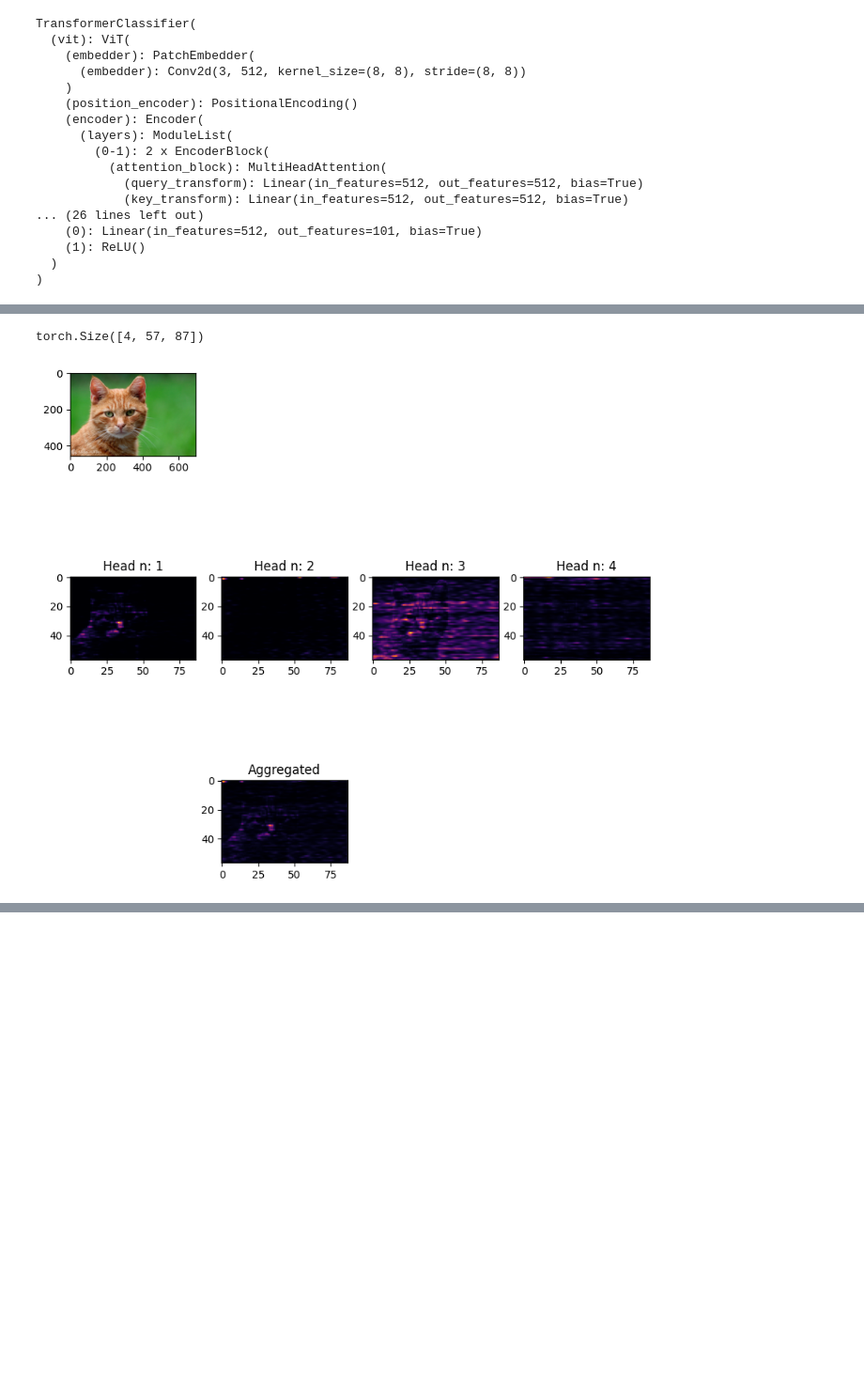
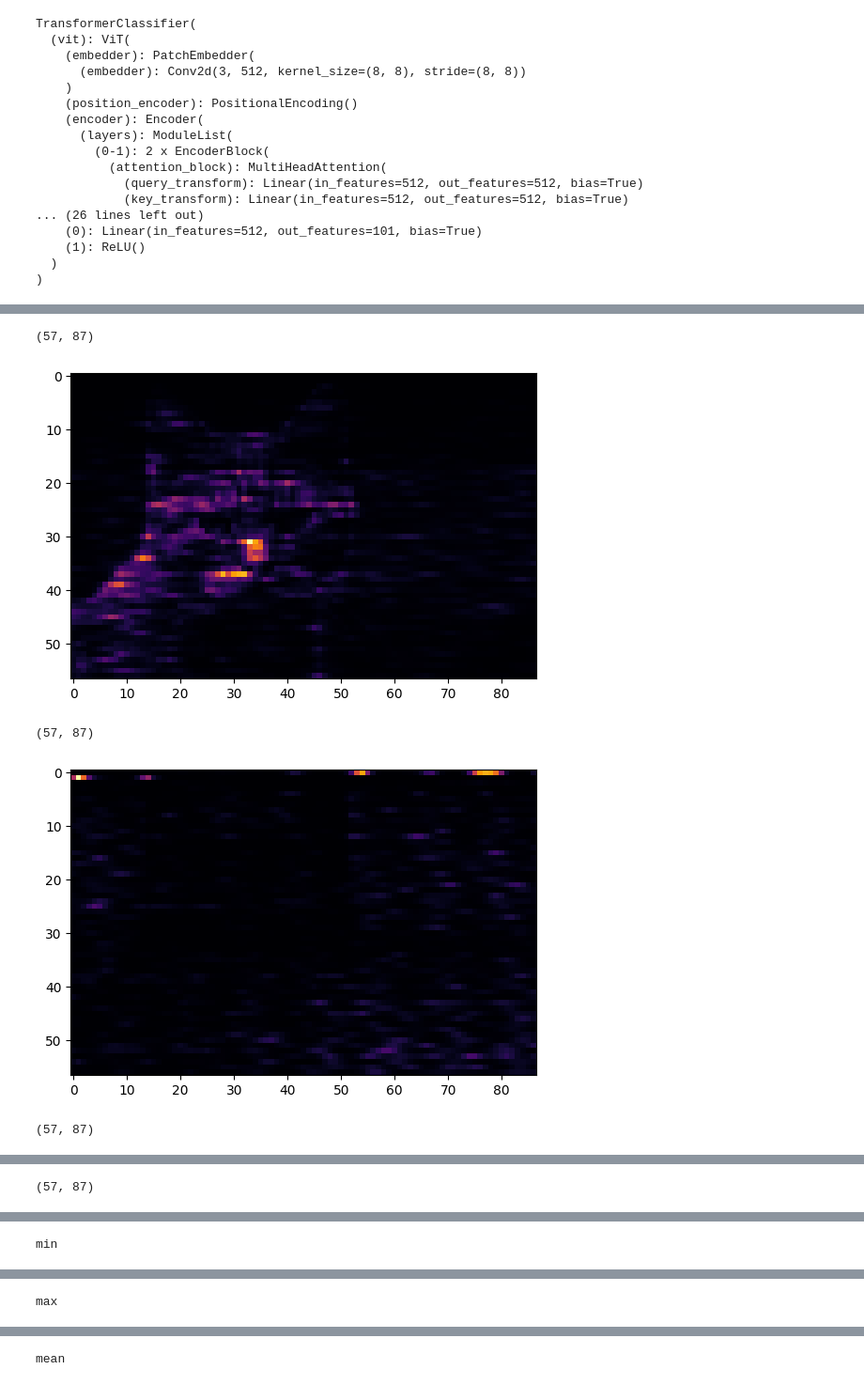
Before and after one commit to Hexy00123/F24-CV-Project, a Jupyter notebook: notebooks/interpret.ipynb, the cells around one changed output, grey strips where cells are left out. Shown at 94% size. Cells and saved outputs as stored; diff of their text form; code cells hidden in the pictures; blank space fills up the shorter version.

Commit message:
feat: interpretation method

```diff
--- a/notebooks/interpret.ipynb
+++ b/notebooks/interpret.ipynb
@@ -23,7 +23,8 @@ import matplotlib.pyplot as plt
 import warnings
 warnings.filterwarnings('ignore')
 # %%
-config = read_config(config_path='../configs', config_name='architecture_2.yaml')
+name = 'architecture_2.yaml'
+config = read_config(config_path='../configs', config_name=name)
 config
 # %% [output]
 {'inputs': {'img_size': 96, 'in_channels': 3}, 'params': {'patch_size': 8, 'd_model': 512, 'dropout_rate': 0.5, 'n_encoder_blocks': 2, 'n_heads': 4, 'ff_size': 1024}}
@@ -166,8 +78,30 @@ from PIL import Image
 image = Image.open("data/testing_images/cat.jpg")
 transform = transforms.Compose([transforms.PILToTensor(), transforms.Resize((456, 696))])
 img_tensor = transform(image)/255
-
-interpret_attention(model.vit, img_tensor)
-# %% [output]
-torch.Size([4, 57, 87])
-[figure, removed]
+# %%
+def interpret_attention(transformer, image):
+    data = model.vit.interpret(img_tensor)
+
+    for head_norm in data['encoders'][-1]['heads']['normalized']:
+        head_norm = head_norm.detach().cpu().numpy()
+        print(head_norm.shape)
+        plt.imshow(head_norm, cmap='inferno')
+        plt.show()
+
+    for k, a in data['encoders'][-1]['aggregated'].items():
+        print(k)
+        plt.imshow(a, cmap='inferno')
+        plt.show()
+
+    # attn_aggr = attentions_transformed.mean(axis=0)
+    # plt.subplot(3, n_heads, n_heads * 2 +2)
+    # plt.imshow(attn_aggr, cmap='inferno')
+    # plt.title(f"Aggregated")
+    # plt.show()
+interpret_attention(model.vit, img_tensor)
+# %% [output]
+(57, 87)
+[figure, added]
+(57, 87)
+[figure, added]
+(57, 87)
@@ -173,0 +109 @@ torch.Size([4, 57, 87])
+(57, 87)
@@ -173,0 +111 @@ torch.Size([4, 57, 87])
+min
@@ -173,0 +113 @@ torch.Size([4, 57, 87])
+max
@@ -173,0 +115 @@ torch.Size([4, 57, 87])
+mean
```
Also changed, not shown: parts of 5 cells of this notebook, 2 other files.
